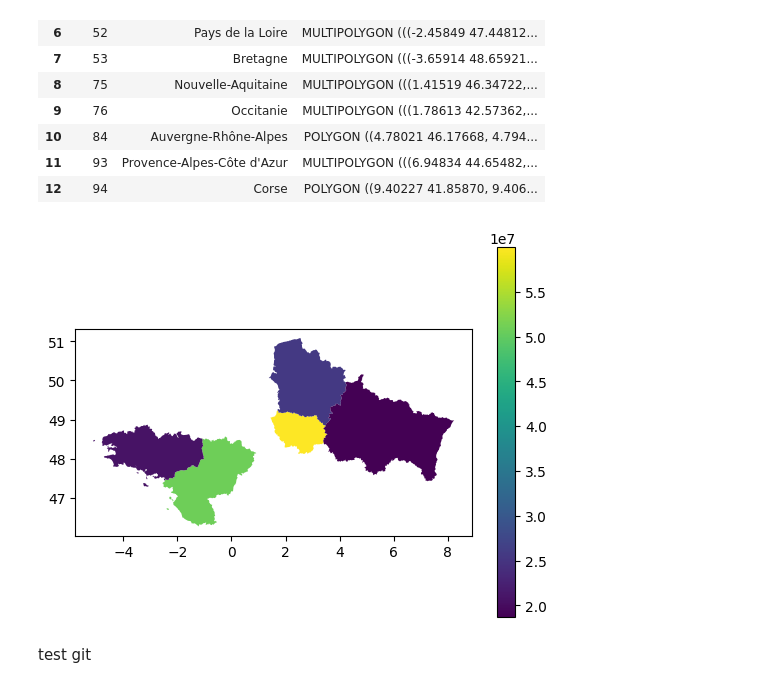
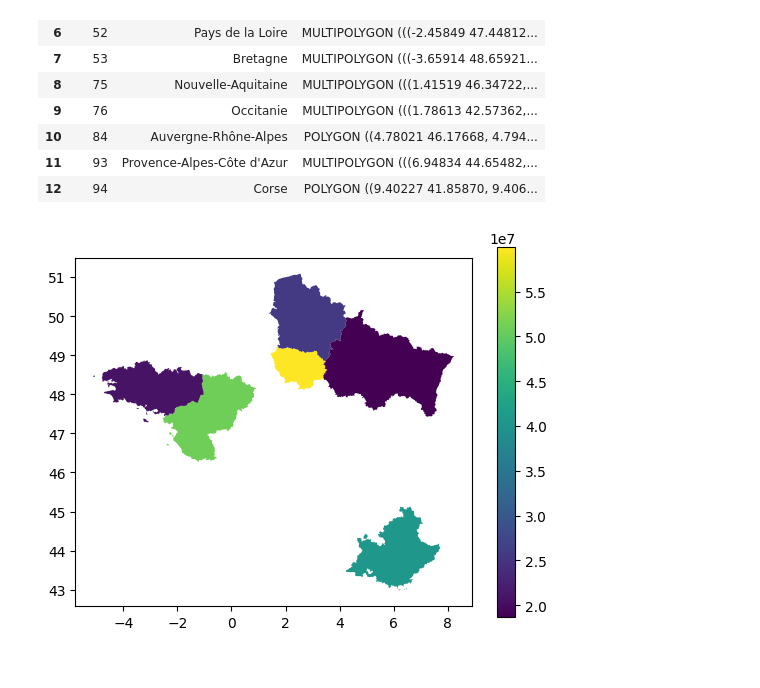
Before and after one commit to Mcrash01/GreenAI, a Jupyter notebook: Centralanalyse.ipynb, the cells around one changed output. Drawn from its saved outputs; the diff is of its cells as text; code cells hidden in the pictures.

```diff
--- a/Centralanalyse.ipynb
+++ b/Centralanalyse.ipynb
@@ -259,34 +259,32 @@ import matplotlib.pyplot as plt
 region_mapping = {
     'Île-de-France': 'ILE-DE-FRANCE',
     'Centre-Val de Loire': 'CENTRE-VAL DE LOIRE',
     'Bourgogne-Franche-Comté': 'BOURGOGNE-FRANCHE-COMTE',
     'Normandie': 'NORMANDIE',
     'Hauts-de-France': 'HAUTS-DE-FRANCE',
     'Grand Est': 'GRAND EST',
     'Pays de la Loire': 'PAYS DE LA LOIRE',
     'Bretagne': 'BRETAGNE',
     'Nouvelle-Aquitaine': 'NOUVELLE-AQUITAINE',
     'Occitanie': 'OCCITANIE',
     'Auvergne-Rhône-Alpes': 'AUVERGNE-RHONE-ALPES',
-    "Provence-Alpes-Côte d'Azur": 'PROVENCE-ALPES-COTE D AZUR',
+    "Provence-Alpes-Côte d'Azur": 'PROVENCE-ALPES-COTE D\'AZUR',
     'Corse': 'CORSE',
 }
 
 # Appliquer le mappage à la colonne 'nom'
 sf['region'] = sf['nom'].map(region_mapping)
 
 # Maintenant, vous pouvez mapper les valeurs de co2
 sf['value'] = sf['region'].map(co2region['co2_emissions_ton'])
 
 # Créer une figure et des axes
 fig, ax = plt.subplots(1, 1)
 
 # Dessiner les données sur les axes
 sf.plot(column='value', ax=ax, legend=True)
 
 # Afficher la figure
 plt.show()
 # %% [output]
-[figure, old version]
+[figure, new version]
-# %% [markdown]
-test git
```
Also changed, not shown: 3 other files.
